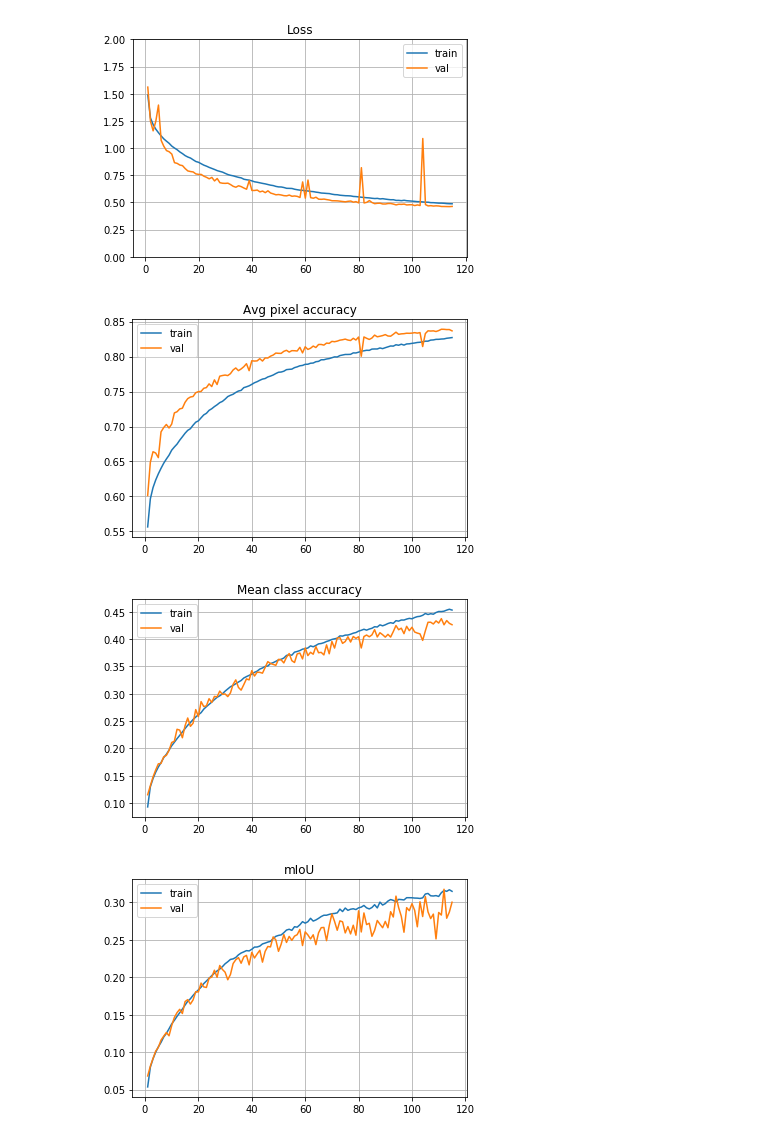
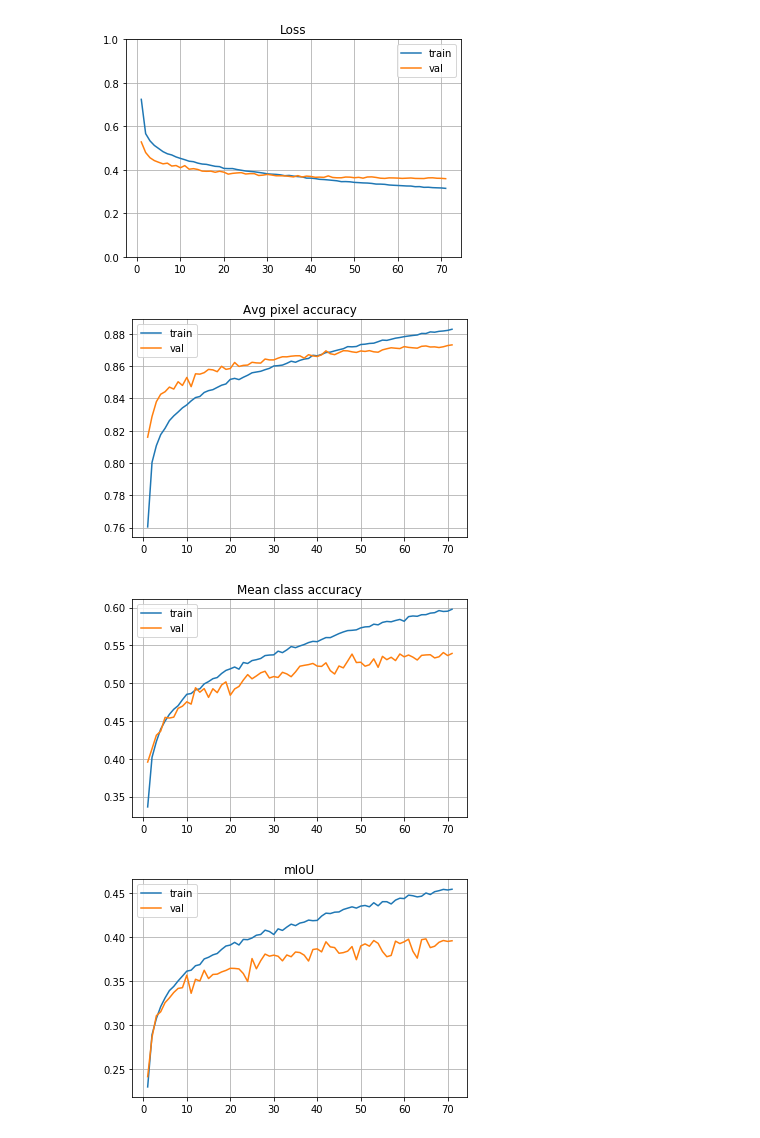
Before and after one commit to wenliangdai/msc-project, a Jupyter notebook: visualisation.ipynb, the cells around one changed output. Cells and saved outputs as stored; diff of their text form; code cells hidden in the pictures.

```diff
--- a/visualisation.ipynb
+++ b/visualisation.ipynb
@@ -60,9 +60,9 @@ def draw_im(folder, im_list):
         plt.title(im)
         plt.imshow(image)
 # %%
-draw('results_lip', loss_range=[0,2])
+draw('results_lip_pretrained', loss_range=[0,1])
 # %% [output]
-[figure, old version]
+[figure, new version]
-[figure, old version]
+[figure, new version]
-[figure, old version]
+[figure, new version]
-[figure, old version]
+[figure, new version]
```
Also changed, not shown: 1 other file.
